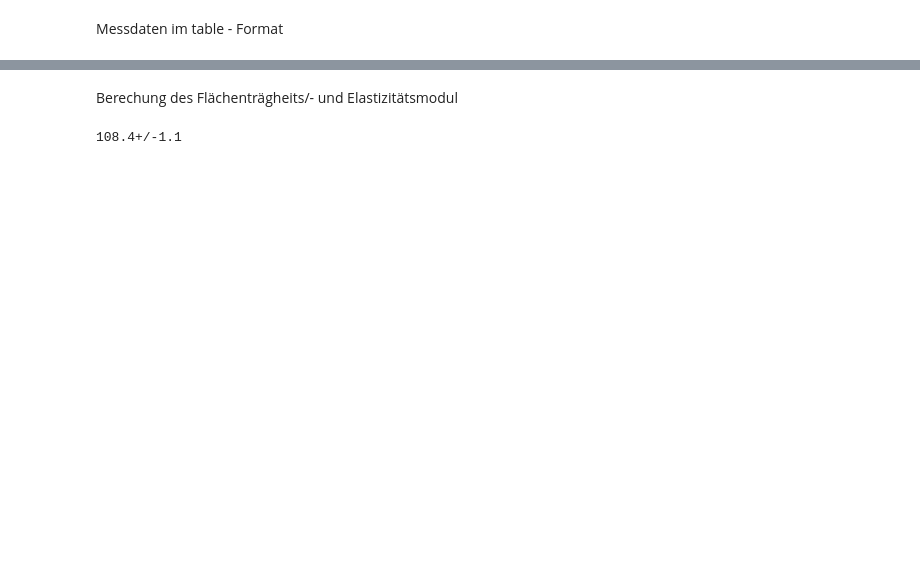
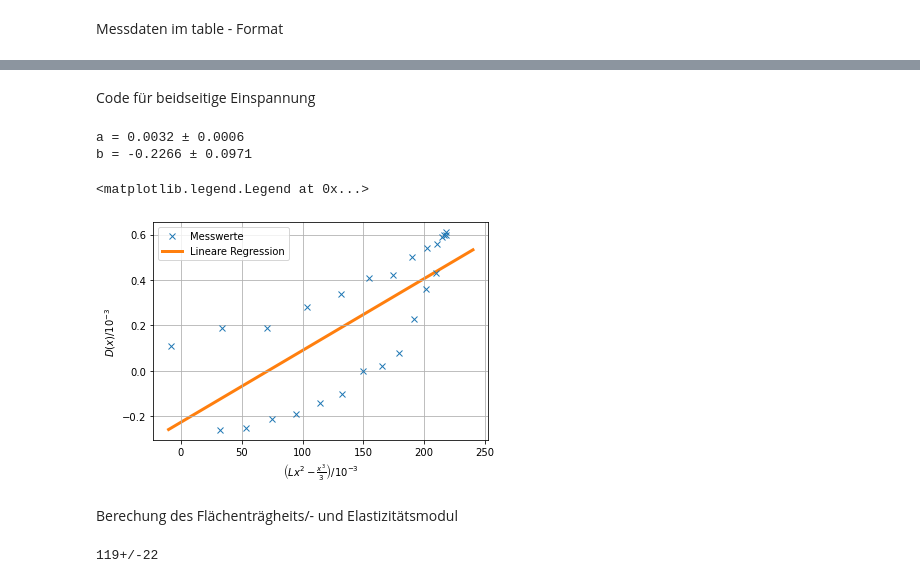
Before and after one commit to waerther/grundpraktikum1, a Jupyter notebook: v103/auswertung.ipynb, the cells around one changed output, grey strips where cells are left out. Drawn from its saved outputs; the diff is of its cells as text; code cells hidden in the pictures; blank space fills up the shorter version.

```diff
--- a/v103/auswertung.ipynb
+++ b/v103/auswertung.ipynb
@@ -116,3 +117,55 @@ b = 0.0401 ± 0.0138
+# %% [markdown]
+Code für beidseitige Einspannung
+# %%
+# Lineare Regression
+np.set_printoptions(suppress=True)
+
+#Daten
+arrquer = pd.DataFrame(arr4).to_numpy()
+
+dx = arrquer[:,3]
+Ausgl = arrquer[:,4]
+
+# Daten anpassen für plot4
+
+dx1 = dx[:13] * (-1)
+dx2 = dx[13:26]
+
+dx = np.concatenate((dx1, dx2))
+#Ausgleichsrechnung
+
+params, covariance_matrix = np.polyfit(Ausgl, dx, deg=1, cov=True)
+
+errors = np.sqrt(np.diag(covariance_matrix))
+
+for name, value, error in zip('ab', params, errors):
+    print(f'{name} = {value:.4f} ± {error:.4f}')
+
+x_plot = np.linspace(-10, 240)
+plt.plot(Ausgl, dx, 'x',label="Messwerte", zorder=2)
+plt.plot(
+    x_plot,
+    params[0] * x_plot + params[1],
+    label='Lineare Regression',
+    linewidth=3,
+    zorder=1,
+)
+plt.xlabel(r'$\left(Lx^2 - \frac{x^3}{3}\right) / 10^{-3}$')
+#plt.xlabel(r'$\left(3L^2x - 4 x^3\right) / 10^{-3}$')
+plt.ylabel(r'$D(x)  / 10^{-3}$')
+plt.grid()
+plt.legend(loc="best")
+
+#Speichern des Plots (und überprüfen ob schon vorhanden)
+#path = '/pictures/'
+#if os.path.exists('Lineare Regression4.pdf'):
+#    os.remove('Lineare Regression4.pdf')
+#plt.savefig('pictures/Lineare Regression4.pdf')
+# %% [output]
+a = 0.0032 ± 0.0006
+b = -0.2266 ± 0.0971
+<matplotlib.legend.Legend at 0x...>
+[figure, added]
 # %% [markdown]
 Berechung des Flächenträgheits/- und Elastizitätsmodul
 # %%
@@ -122,9 +175,9 @@ def elast(m, I, a):
     E = (m*9.81) / (2 * a * I)
     return E
 
-#def elastKreis(m, I, a):
-#    E = (m * 9.81) / (48 * I * a)
-#    return E
+def elastbeid(m, I, a):
+    E = (m * 9.81) / (48 * I * a)
+    return E
 
 def IQuad(h):
     return ((h**4) / 12)
@@ -132,8 +185,9 @@ def IQuad(h):
 def IKreis(R):
     return ((np.pi * R**4) / 4)
 
-a = ufloat(0.0380, 0.0004)
+a = ufloat(0.0032, 0.0006)
+mbeid = 1.5524          # Masse des angehängten Gewichtes bei beidseitiger Einspannung
 
-print(elast(mrund, IKreis(0.005) , a) * 10**(-9))
+print(elastbeid(mbeid, IQuad(0.01) , a) * 10**(-9))
 # %% [output]
-108.4+/-1.1
+119+/-22
```
Also changed, not shown: parts of 4 cells of this notebook, 6 other files.
